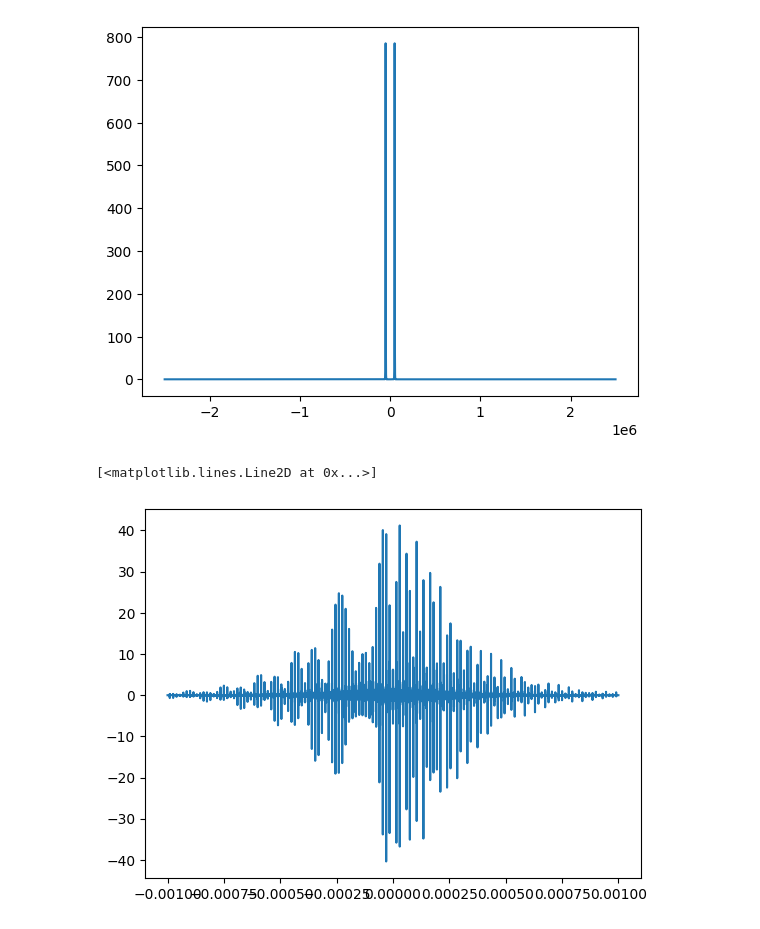
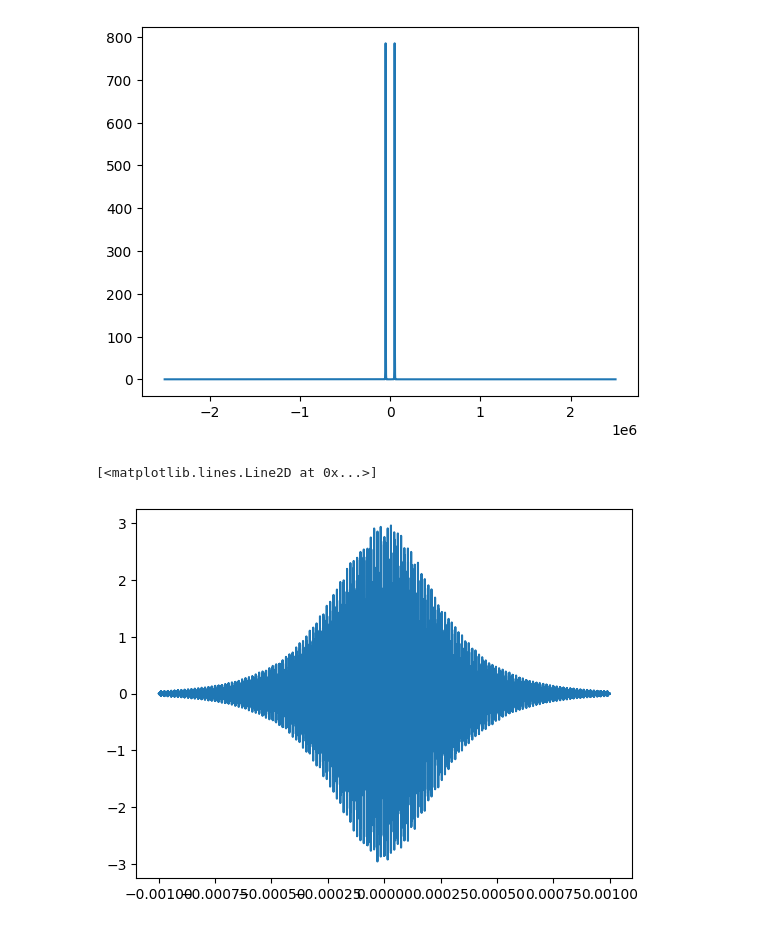
Before and after one commit to JUOM2016/Optimal-AFC-Preperation, a Jupyter notebook: optimal_afc_shape_paper.ipynb, the cells around one changed output. Saved outputs shown, nothing was run; the diff lists cells and outputs as text; code cells hidden in the pictures.

```diff
--- a/optimal_afc_shape_paper.ipynb
+++ b/optimal_afc_shape_paper.ipynb
@@ -31,26 +50,26 @@ plt.plot(f_single,np.abs(A_single))
 # %%
 T_prep = 2e-3 # total length of pulse train
 
 t = np.linspace(-T_prep/2,T_prep/2,samples)
 
 beta = 5000
-OD = 1
+OD = 4
 tau = 15e-6 # storage time
 Delta = 1/tau # AFC teeth spacing in frequency
-N = 50 # Number of teeth
+N = 3 # Number of teeth
 f0 = 494.7258e14 # central frequency of AFC
 F_opt = np.pi/(np.arctan(2*np.pi/OD)) # optimal AFC finesse for given storage time
 gamma = Delta/F_opt
 delta_f = 1e3
 
 A = 1/np.cosh(beta*t) * np.sin(N*np.pi*Delta*t) / np.sin(np.pi*Delta*t) * np.cos(2*np.pi*f0*t + 2*np.pi*gamma/(2*beta)*np.log(np.cosh(beta*t)))
 
 plt.figure()
 
 plt.plot(t,A)
 # %% [output]
 [<matplotlib.lines.Line2D at 0x...>]
-[figure, old version]
+[figure, new version]
 # %%
 AFC = fftshift(fft(A))
 f = fftshift(fftfreq(n=np.size(AFC), d=T_prep/samples))
```
Also changed, not shown: parts of 3 cells of this notebook, 2 other files.
